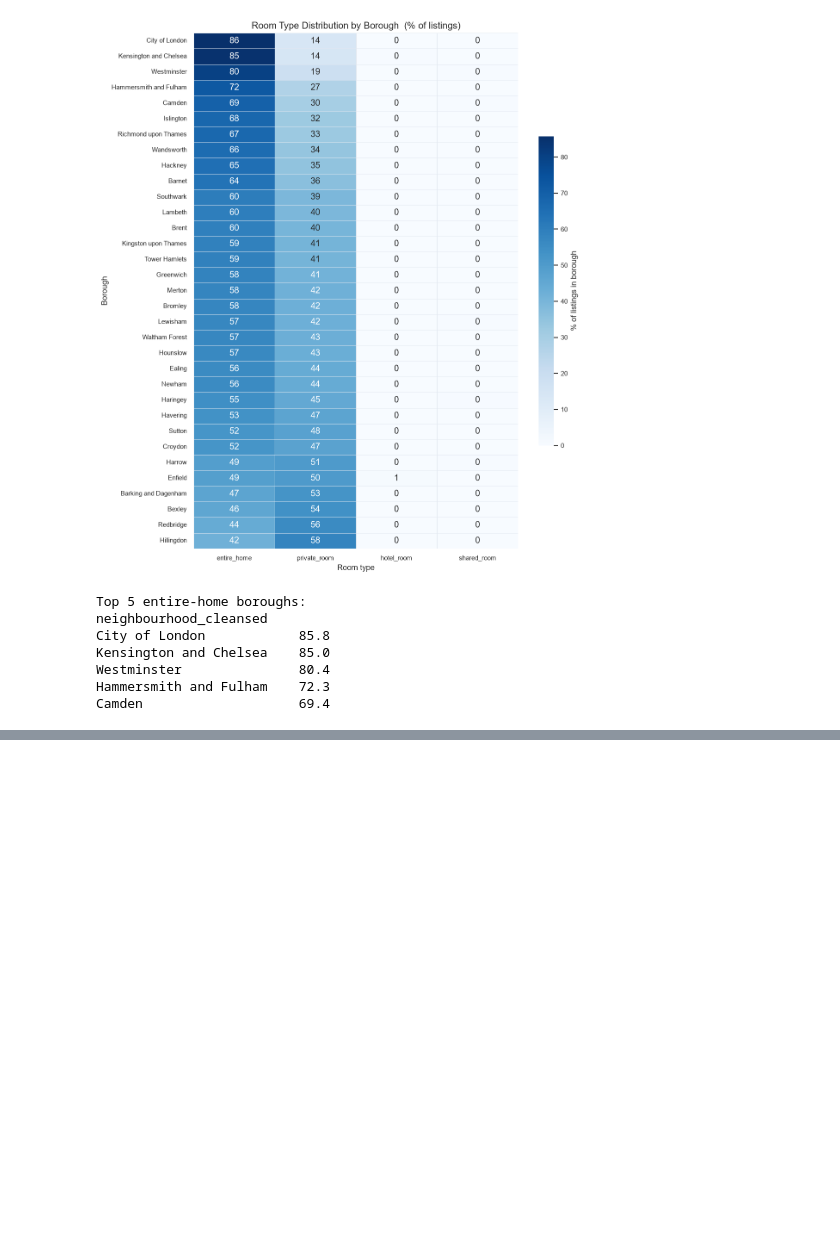
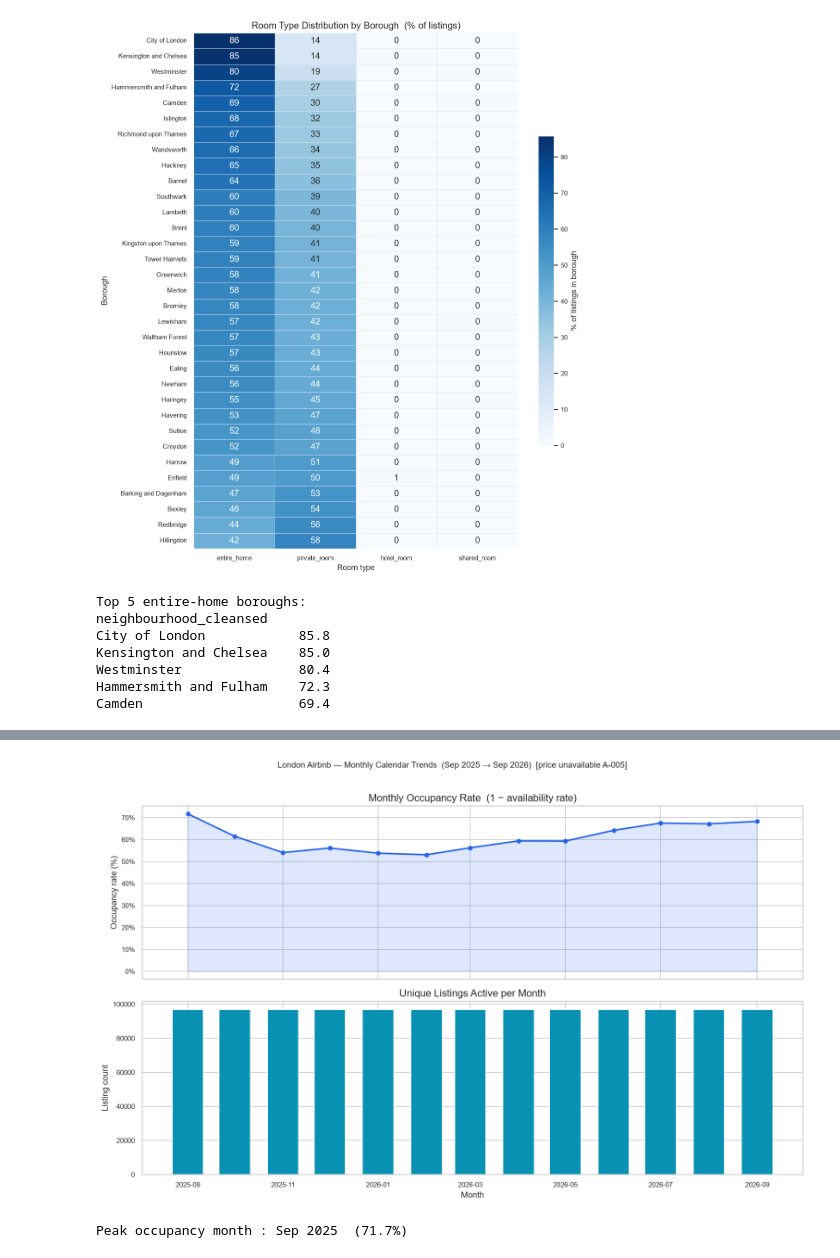
Before and after one commit to bavikaranyogeswaran/Airbnb-Multi-City-Data-Pipeline, a Jupyter notebook: notebooks/03_exploratory_data_analysis.ipynb, the cells around one changed output, grey strips where cells are left out. Drawn from its saved outputs; the diff is of its cells as text; code cells hidden in the pictures; blank space fills up the shorter version.

Commit message:
add temporal analysis (availability trends, review volume, host tenure, min-nights)

```diff
--- a/notebooks/03_exploratory_data_analysis.ipynb
+++ b/notebooks/03_exploratory_data_analysis.ipynb
@@ -944,0 +955,53 @@ Camden                    69.4
+# %%
+# ── Chart 14 — Monthly availability trend (A-005 adapted) ────────────────────
+# Plan 8.1 asks for monthly price trend; since price is NULL (A-005) we track
+# the monthly mean availability rate instead. A lower availability rate means
+# more days are booked — higher demand signal.
+# Calendar covers Sep 2025 → Sep 2026 (one forward-looking year).
+
+calendar["month"] = calendar["date"].dt.to_period("M").dt.to_timestamp()
+
+monthly_avail = (
+    calendar.groupby("month")
+    .agg(
+        total_days=("available_int", "count"),
+        available_days=("available_int", "sum"),
+        unique_listings=("listing_id", "nunique"),
+    )
+    .reset_index()
+)
+monthly_avail["availability_rate"] = (
+    monthly_avail["available_days"] / monthly_avail["total_days"]
+).round(4)
+monthly_avail["occupancy_rate"] = 1 - monthly_avail["availability_rate"]
+monthly_avail.to_csv(TABLES / "monthly_availability.csv", index=False)
+
+fig, axes = plt.subplots(2, 1, figsize=(13, 8), sharex=True)
+
+# Occupancy rate by month
+axes[0].plot(monthly_avail["month"], monthly_avail["occupancy_rate"] * 100,
+             marker="o", color="#2563eb", linewidth=2, markersize=5)
+axes[0].fill_between(monthly_avail["month"], monthly_avail["occupancy_rate"] * 100,
+                     alpha=0.15, color="#2563eb")
+axes[0].set_title("Monthly Occupancy Rate  (1 − availability rate)")
+axes[0].set_ylabel("Occupancy rate (%)")
+axes[0].yaxis.set_major_formatter(plt.FuncFormatter(lambda x, _: f"{x:.0f}%"))
+
+# Unique active listings by month (shows supply volume)
+axes[1].bar(monthly_avail["month"], monthly_avail["unique_listings"],
+            color="#0891b2", width=20)
+axes[1].set_title("Unique Listings Active per Month")
+axes[1].set_ylabel("Listing count")
+axes[1].set_xlabel("Month")
+
+plt.suptitle("London Airbnb — Monthly Calendar Trends  (Sep 2025 → Sep 2026)  [price unavailable A-005]",
+             fontsize=11, y=1.01)
+plt.tight_layout()
+plt.savefig(FIGS / "12_monthly_availability_trend.png", dpi=150, bbox_inches="tight")
+plt.show()
+
+peak = monthly_avail.loc[monthly_avail["occupancy_rate"].idxmax()]
+print(f"Peak occupancy month : {peak['month'].strftime('%b %Y')}  ({peak['occupancy_rate']*100:.1f}%)")
+# %% [output]
+[figure, added]
+Peak occupancy month : Sep 2025  (71.7%)
```
Also changed, not shown: parts of 5 cells of this notebook, 10 other files.
